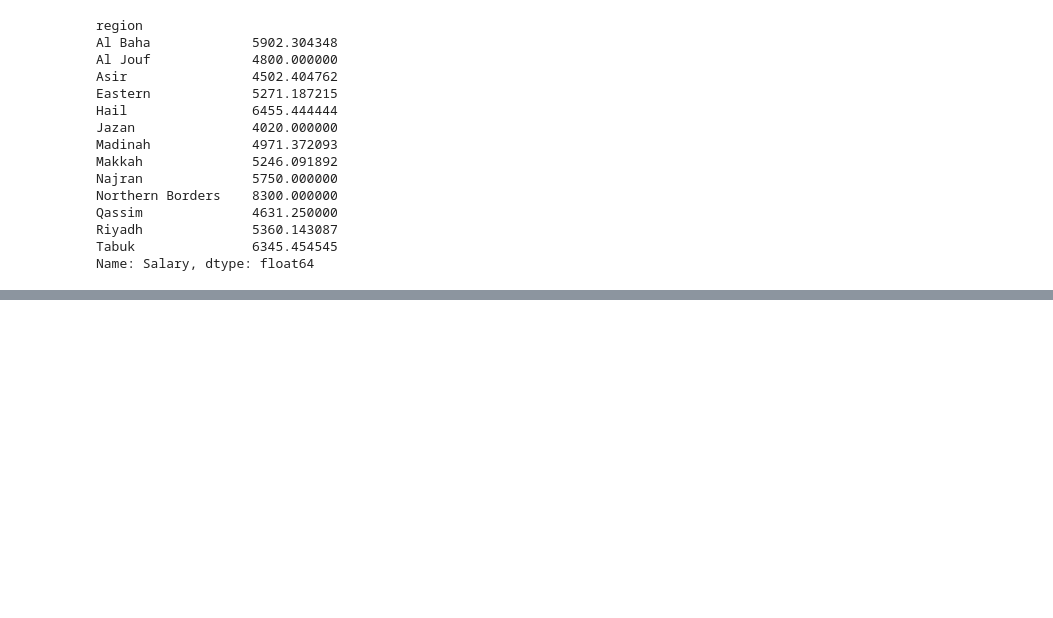
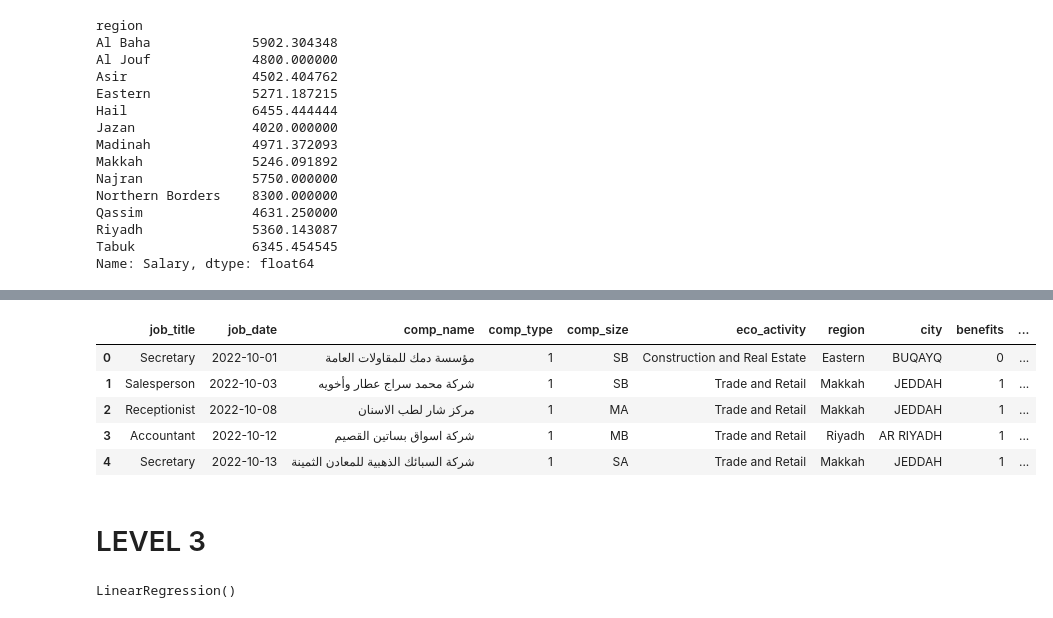
Before and after one commit to ibrahim-alatyan/Saudi-Labor-Market-Analysis, a Jupyter notebook: analysis.ipynb, the cells around one changed output, grey strips where cells are left out. Cells and saved outputs as stored; diff of their text form; code cells hidden in the pictures; blank space fills up the shorter version.

```diff
--- a/analysis.ipynb
+++ b/analysis.ipynb
@@ -100,3 +107,7 @@ Qassim              4631.250000
 Riyadh              5360.143087
 Tabuk               6345.454545
 Name: Salary, dtype: float64
+# %%
+df['comp_type_label'] = df['comp_type'].map({0: 'Semi-Gov', 1: 'Private'})
+avgSalary_byType = df.groupby('comp_type_label')['Salary'].mean()
+avgSalary_byType
@@ -102,0 +169,4 @@ Name: Salary, dtype: float64
+# %%
+df['benefits_map']= df['benefits'].map({0: 'no' , 1:'yes'})
+benefits_salary = df.groupby('benefits_map')['Salary'].mean()
+benefits_salary
@@ -102,0 +194,5 @@ Name: Salary, dtype: float64
+# %%
+df['job_date'] = pd.to_datetime(df['job_date'])
+df['month'] = df['job_date'].dt.month
+jobInMonth = df['month'].value_counts()
+jobInMonth
@@ -102,0 +229,11 @@ Name: Salary, dtype: float64
+# %%
+df.head()
+# %% [output]
+|  | job_title | job_date | comp_name | comp_type | comp_size | eco_activity | region | city | benefits | ... |
+| 0 | Secretary | 2022-10-01 | مؤسسة دمك للمقاولات العامة | 1 | SB | Construction and Real Estate | Eastern | BUQAYQ | 0 | ... |
+| 1 | Salesperson | 2022-10-03 | شركة محمد سراج عطار وأخويه | 1 | SB | Trade and Retail | Makkah | JEDDAH | 1 | ... |
+| 2 | Receptionist | 2022-10-08 | مركز شار لطب الاسنان | 1 | MA | Trade and Retail | Makkah | JEDDAH | 1 | ... |
+| 3 | Accountant | 2022-10-12 | شركة اسواق بساتين القصيم | 1 | MB | Trade and Retail | Riyadh | AR RIYADH | 1 | ... |
+| 4 | Secretary | 2022-10-13 | شركة السبائك الذهبية للمعادن الثمينة | 1 | SA | Trade and Retail | Makkah | JEDDAH | 1 | ... |
+# %% [markdown]
+# LEVEL 3
@@ -102,0 +256,17 @@ Name: Salary, dtype: float64
+# %%
+from sklearn.ensemble import RandomForestRegressor
+from sklearn.tree import DecisionTreeRegressor
+from sklearn.linear_model import LinearRegression
+from sklearn.metrics import mean_absolute_error
+from sklearn.model_selection import cross_val_score
+
+model_1 = RandomForestRegressor(n_estimators=100, random_state=42)
+model_1.fit(x_train,y_train)
+
+model_2 = DecisionTreeRegressor(random_state=42)
+model_2.fit(x_train,y_train)
+
+model_3 = LinearRegression()
+model_3.fit(x_train,y_train)
+# %% [output]
+LinearRegression()
```
Also changed, not shown: parts of 25 cells of this notebook.
